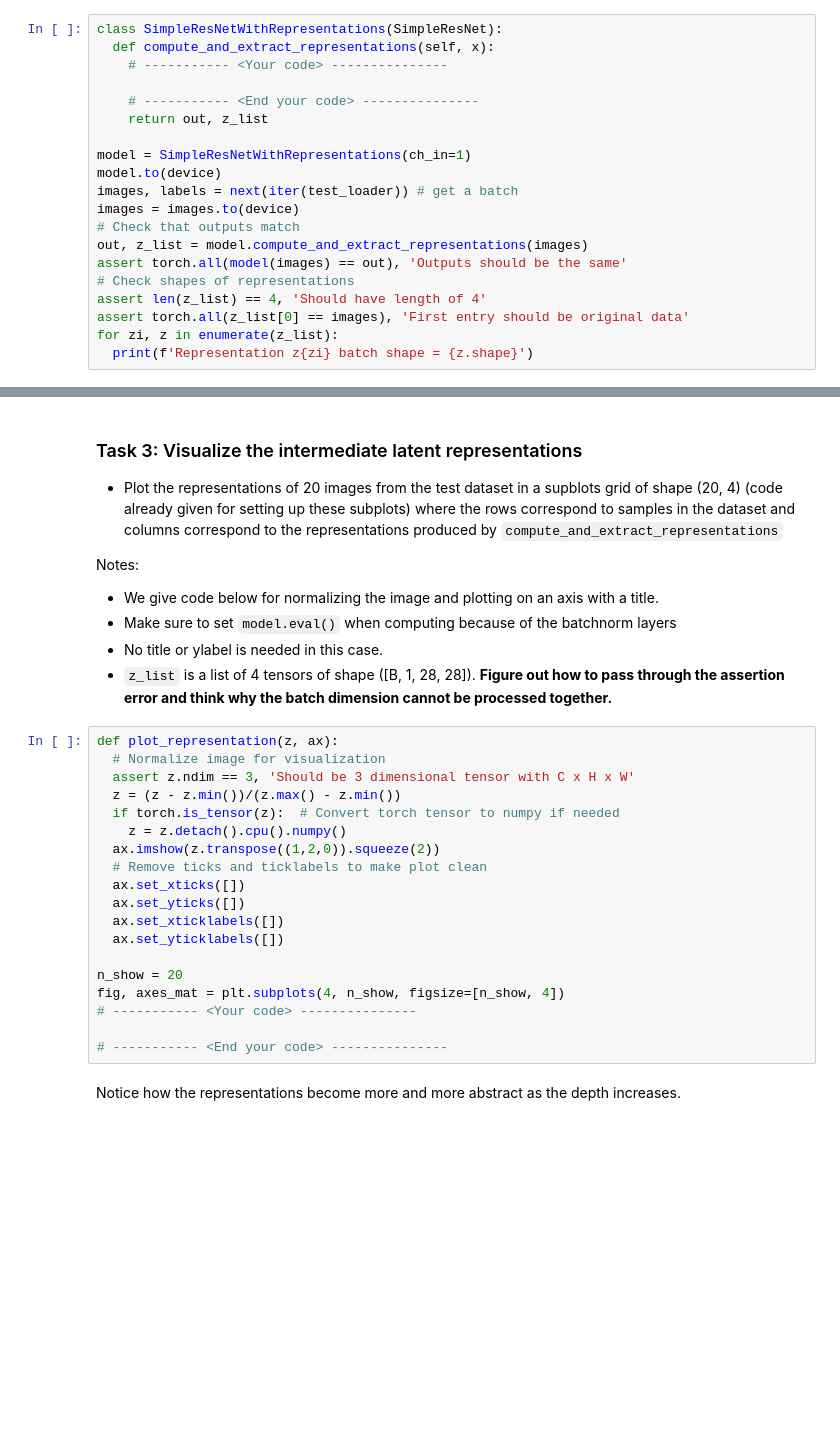
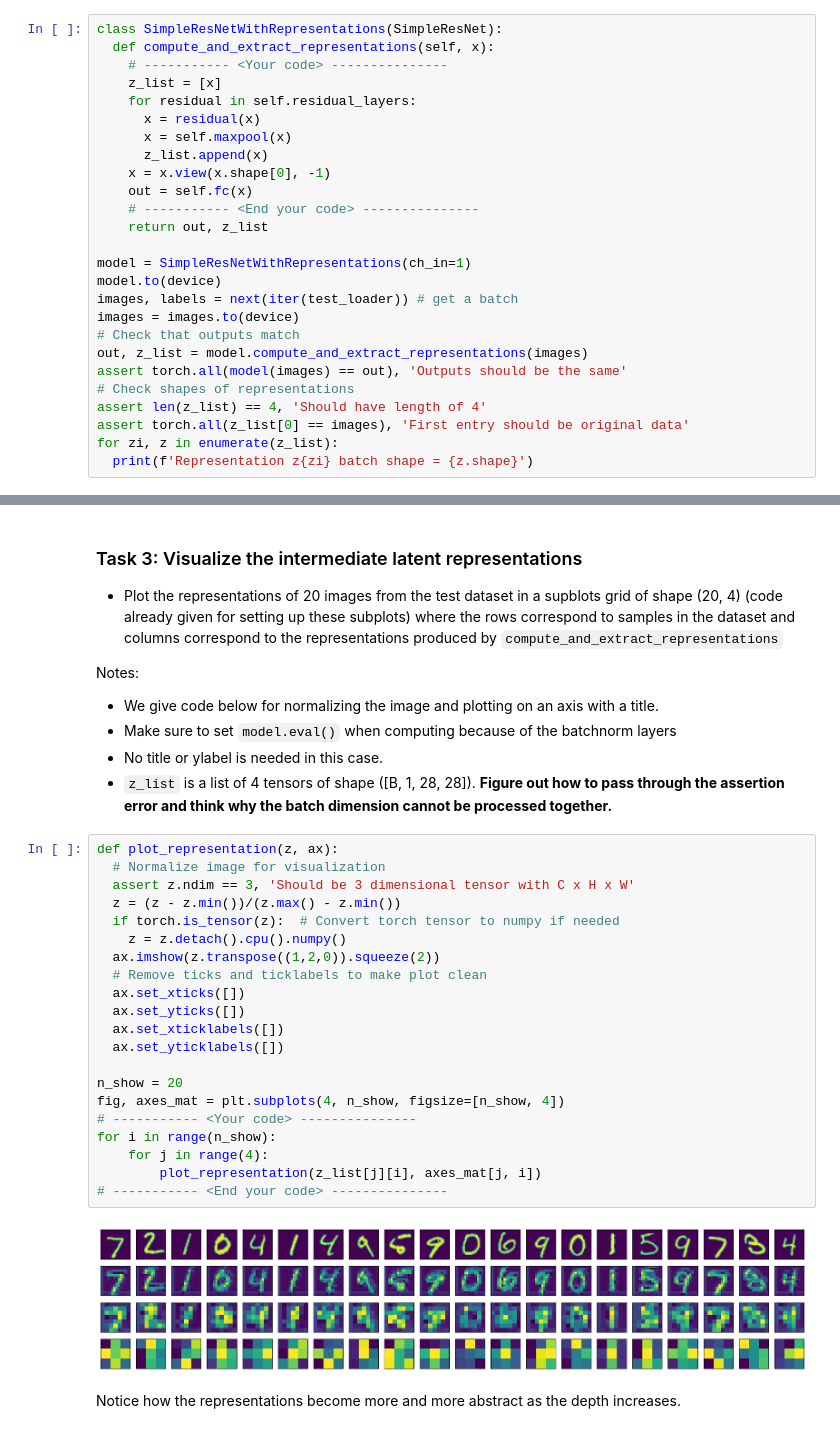
Before and after one commit to g-hurst/ECE570-AI, a Jupyter notebook: Assignment_05/Assignment_05_Exercise.ipynb, the cells around one changed output, grey strips where cells are left out. Cells and saved outputs as stored; diff of their text form; blank space fills up the shorter version.

```diff
--- a/Assignment_05/Assignment_05_Exercise.ipynb
+++ b/Assignment_05/Assignment_05_Exercise.ipynb
@@ -132,7 +136,13 @@ class ExtractAffineModel(AffineModel):
 class SimpleResNetWithRepresentations(SimpleResNet):
   def compute_and_extract_representations(self, x):
     # ----------- <Your code> ---------------
-
+    z_list = [x]
+    for residual in self.residual_layers:
+      x = residual(x)
+      x = self.maxpool(x)
+      z_list.append(x)
+    x = x.view(x.shape[0], -1)
+    out = self.fc(x)
     # ----------- <End your code> ---------------
     return out, z_list
 
@@ -198,22 +248,26 @@ Notes:
 # %%
 def plot_representation(z, ax):
   # Normalize image for visualization
   assert z.ndim == 3, 'Should be 3 dimensional tensor with C x H x W'
   z = (z - z.min())/(z.max() - z.min())
   if torch.is_tensor(z):  # Convert torch tensor to numpy if needed
     z = z.detach().cpu().numpy()
   ax.imshow(z.transpose((1,2,0)).squeeze(2))
   # Remove ticks and ticklabels to make plot clean
   ax.set_xticks([])
   ax.set_yticks([])
   ax.set_xticklabels([])
   ax.set_yticklabels([])
 
 n_show = 20
 fig, axes_mat = plt.subplots(4, n_show, figsize=[n_show, 4])
 # ----------- <Your code> ---------------
-
+for i in range(n_show):
+    for j in range(4):
+        plot_representation(z_list[j][i], axes_mat[j, i])
 # ----------- <End your code> ---------------
+# %% [output]
+[figure, added]
 # %% [markdown]
 Notice how the representations become more and more abstract as the depth increases.
 # %% [markdown]
```
Also changed, not shown: parts of 7 cells of this notebook, 3 other files.
